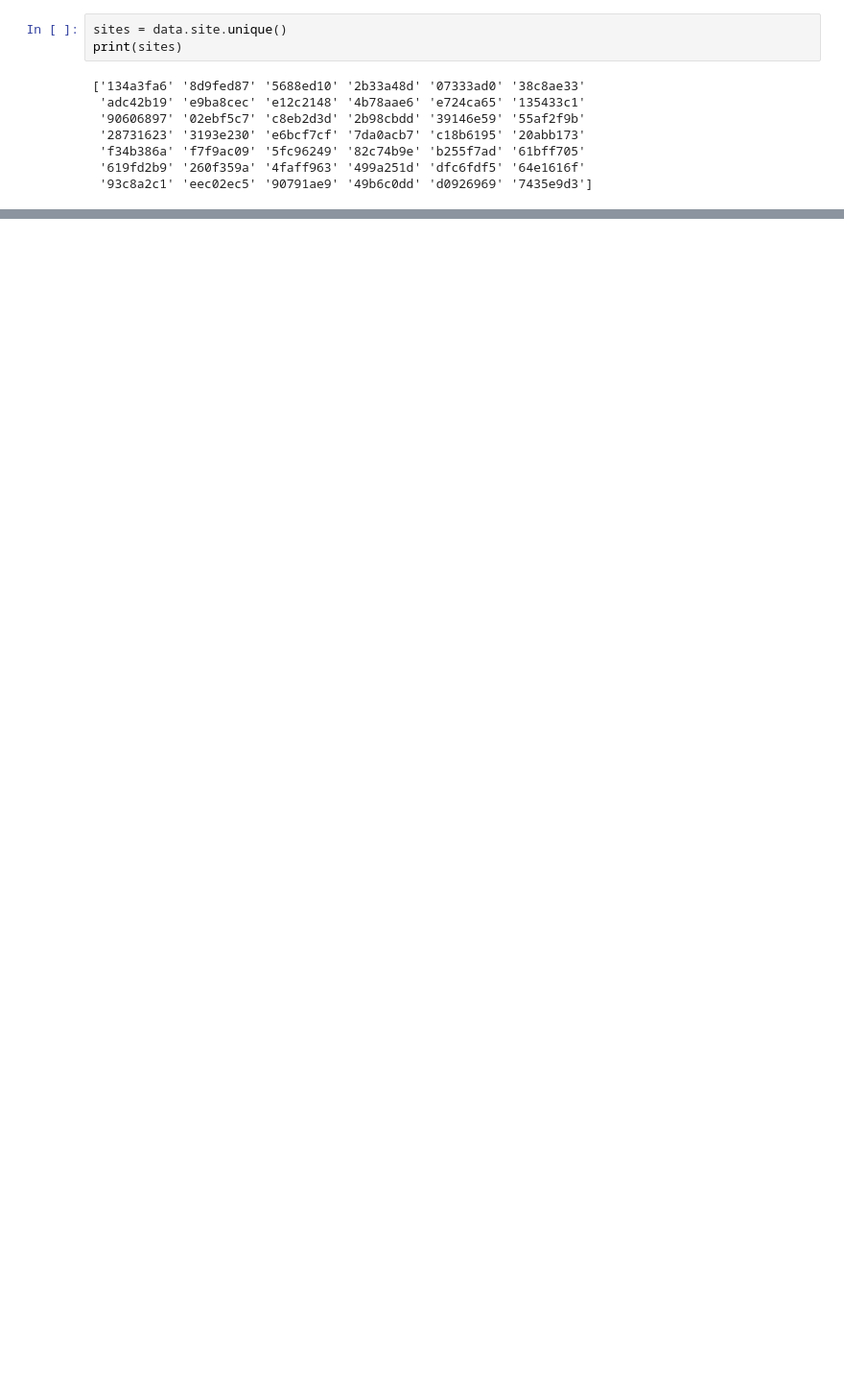
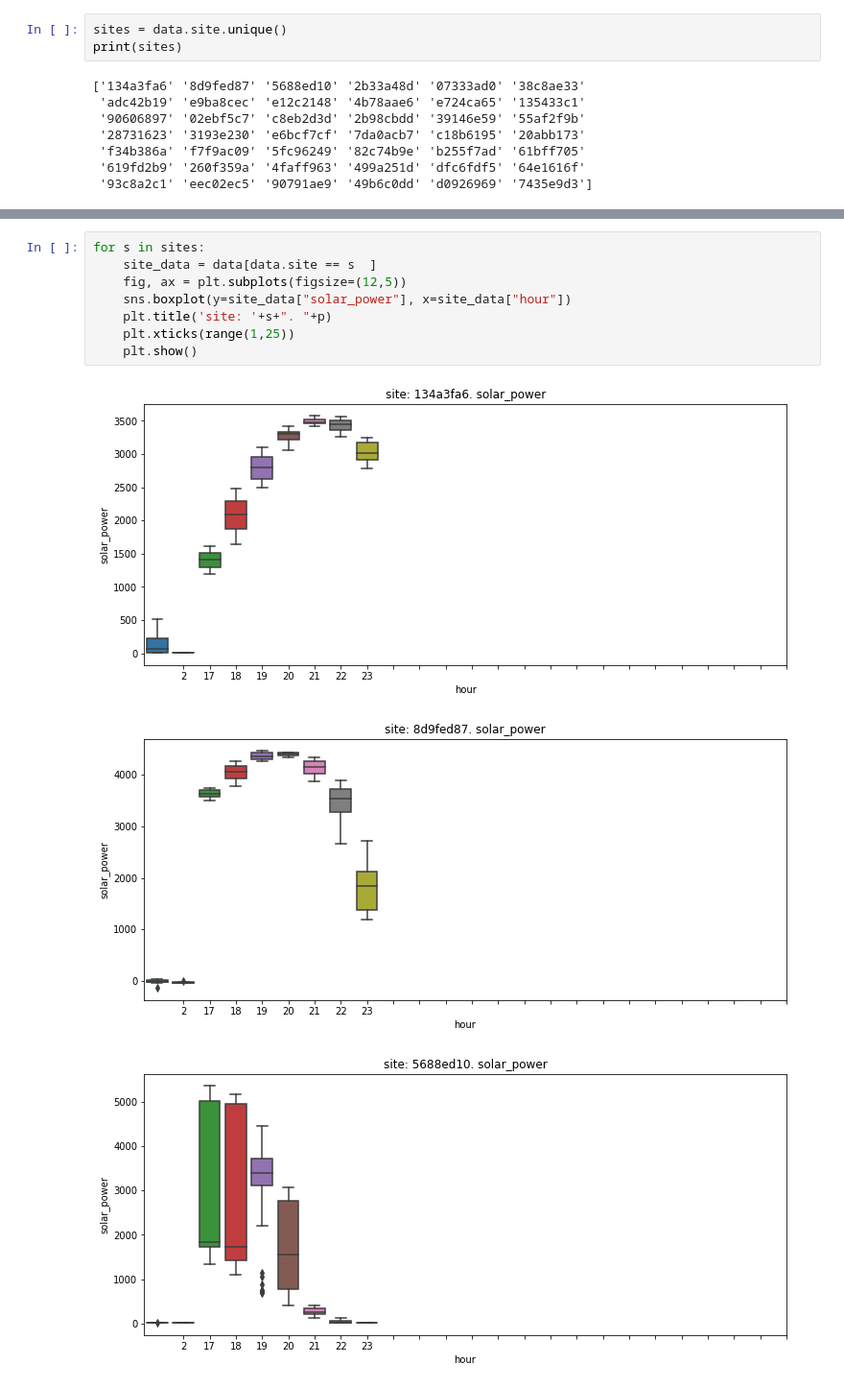
Before and after one commit to dtungbmw/coding_practice, a Jupyter notebook: python/tesla/history_data_view.ipynb, the cells around one changed output, grey strips where cells are left out. Shown at 96% size. Cells and saved outputs as stored; diff of their text form; blank space fills up the shorter version.

```diff
--- a/python/tesla/history_data_view.ipynb
+++ b/python/tesla/history_data_view.ipynb
@@ -109,0 +129,12 @@ for s in sites:
+# %%
+for s in sites:
+    site_data = data[data.site == s  ]
+    fig, ax = plt.subplots(figsize=(12,5))
+    sns.boxplot(y=site_data["solar_power"], x=site_data["hour"])
+    plt.title('site: '+s+". "+p)
+    plt.xticks(range(1,25))
+    plt.show()
+# %% [output]
+[figure, added]
+[figure, added]
+[figure, added]
```
Also changed, not shown: parts of 8 cells of this notebook, 2 other files.
